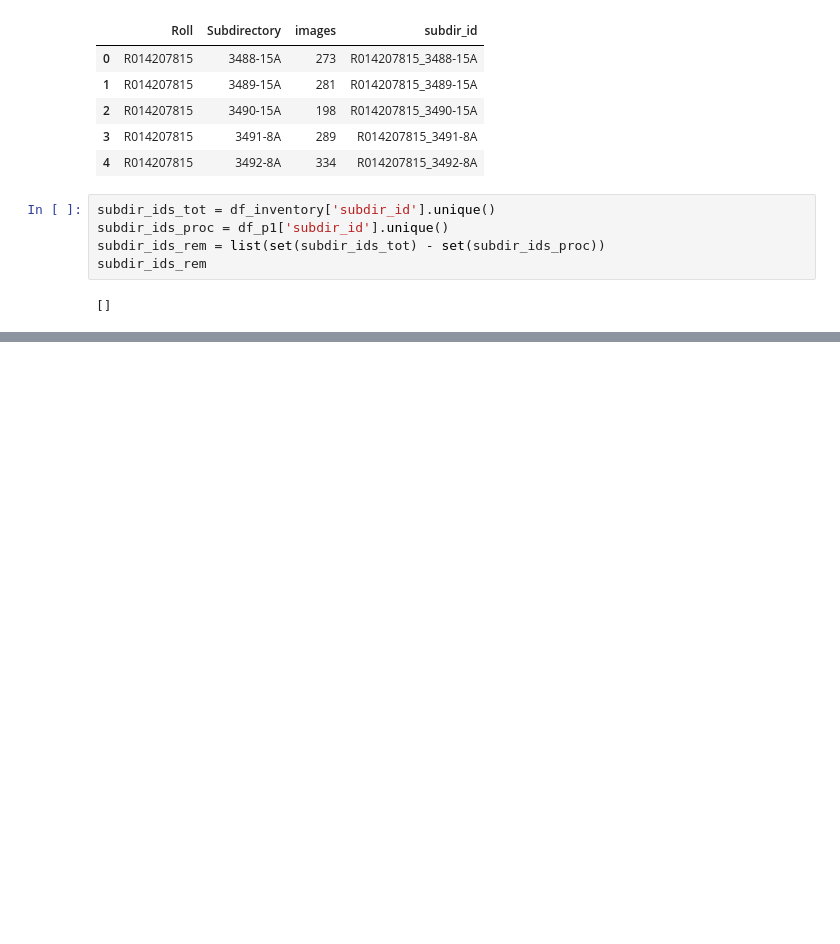
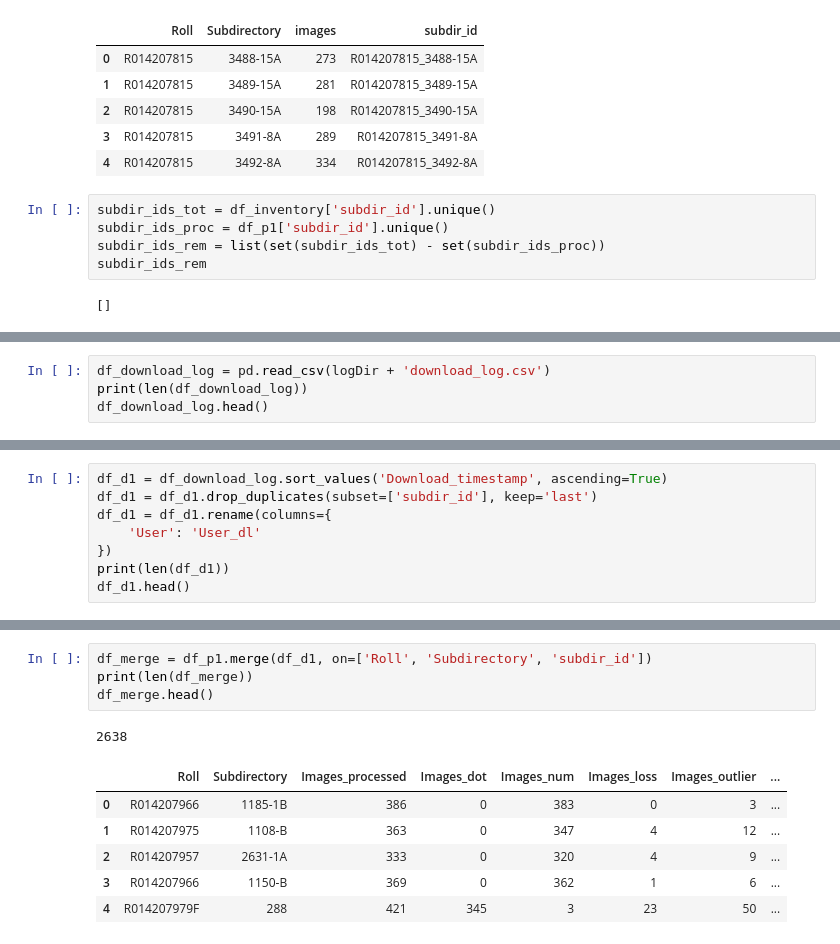
Before and after one commit to asc-csa/Alouette_ISIS_extract, a Jupyter notebook: 10_Analyze Processing Quality.ipynb, the cells around one changed output, grey strips where cells are left out. Saved outputs shown, nothing was run; the diff lists cells and outputs as text; blank space fills up the shorter version.

```diff
--- a/10_Analyze Processing Quality.ipynb
+++ b/10_Analyze Processing Quality.ipynb
@@ -119,0 +126,4 @@ df_p2.to_csv(logDir + 'reprocess_list.csv', index=False)
+# %%
+df_download_log = pd.read_csv(logDir + 'download_log.csv')
+print(len(df_download_log))
+df_download_log.head()
@@ -119,0 +138,8 @@ df_p2.to_csv(logDir + 'reprocess_list.csv', index=False)
+# %%
+df_d1 = df_download_log.sort_values('Download_timestamp', ascending=True)
+df_d1 = df_d1.drop_duplicates(subset=['subdir_id'], keep='last')
+df_d1 = df_d1.rename(columns={
+    'User': 'User_dl'
+})
+print(len(df_d1))
+df_d1.head()
@@ -119,0 +164,12 @@ df_p2.to_csv(logDir + 'reprocess_list.csv', index=False)
+# %%
+df_merge = df_p1.merge(df_d1, on=['Roll', 'Subdirectory', 'subdir_id'])
+print(len(df_merge))
+df_merge.head()
+# %% [output]
+2638
+|  | Roll | Subdirectory | Images_processed | Images_dot | Images_num | Images_loss | Images_outlier | ... |
+| 0 | R014207966 | 1185-1B | 386 | 0 | 383 | 0 | 3 | ... |
+| 1 | R014207975 | 1108-B | 363 | 0 | 347 | 4 | 12 | ... |
+| 2 | R014207957 | 2631-1A | 333 | 0 | 320 | 4 | 9 | ... |
+| 3 | R014207966 | 1150-B | 369 | 0 | 362 | 1 | 6 | ... |
+| 4 | R014207979F | 288 | 421 | 345 | 3 | 23 | 50 | ... |
```
Also changed, not shown: parts of 14 cells of this notebook.
